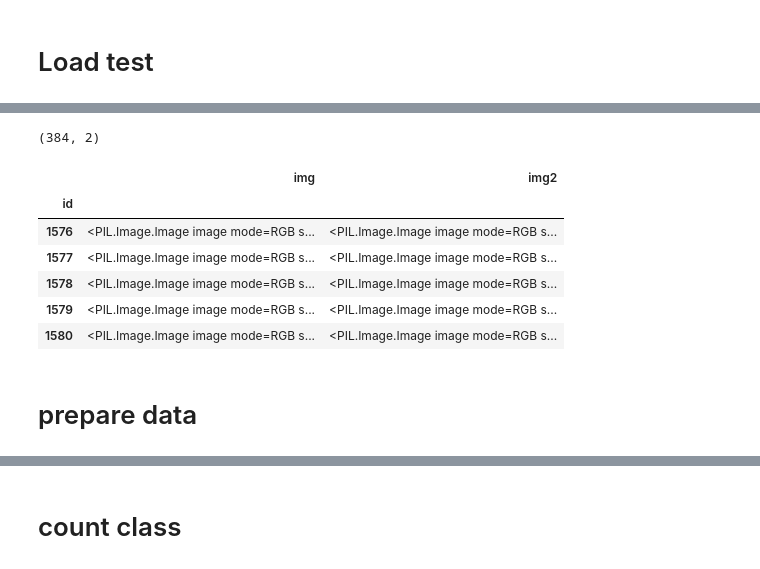
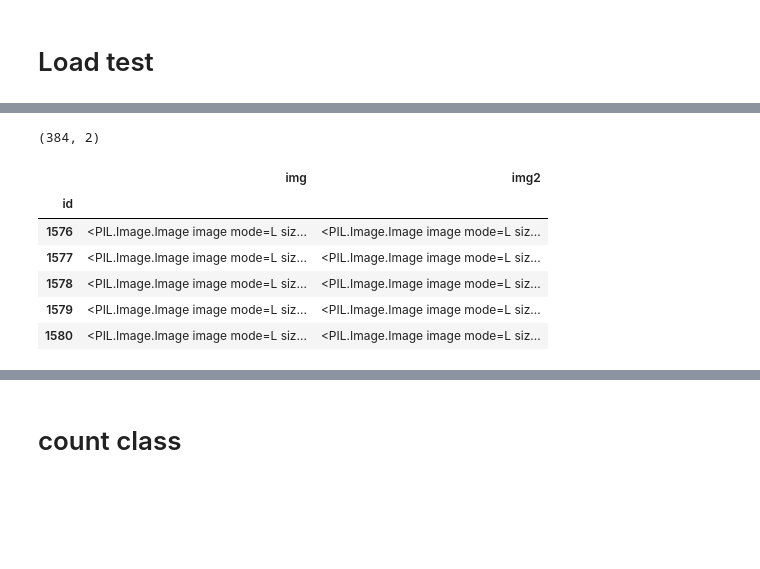
Before and after one commit to skywalker0803r/Ricky, a Jupyter notebook: DAT264x_Identifying_Appliances_from_Energy_Use_Spectrograms.ipynb, the cells around one changed output, grey strips where cells are left out. Saved outputs shown, nothing was run; the diff lists cells and outputs as text; code cells hidden in the pictures; blank space fills up the shorter version.

```diff
--- a/DAT264x_Identifying_Appliances_from_Energy_Use_Spectrograms.ipynb
+++ b/DAT264x_Identifying_Appliances_from_Energy_Use_Spectrograms.ipynb
@@ -46,12 +48,15 @@ train_idxs = []
 train_labels = []
 train_data_path = root + '/' +'train'
 
-#img
+# Load img
 for file_name in tqdm(os.listdir(train_data_path)):
-  train_images.append(image.load_img(train_data_path+'/'+file_name))
+  #convert
+  img = Image.open(train_data_path+'/'+file_name).convert('L')
+  #append
+  train_images.append(img)
   train_idxs.append(file_name.split('_')[0])
 
-train = pd.DataFrame(index=train_idxs)
+train = pd.DataFrame(index = train_idxs)
 train.index.name = 'id'
 train.index = train.index.astype('int64')
 train['img'] = train_images
@@ -86,35 +98,36 @@ train.head()
 # %%
 test_images = []
 test_idxs = []
 test_data_path = root + '/' +'test'
 
 for file_name in tqdm(os.listdir(test_data_path)):
-  test_images.append(image.load_img(test_data_path + '/' + file_name))
+  #convert
+  img = Image.open(test_data_path + '/' + file_name).convert('L')
+  #append
+  test_images.append(img)
   test_idxs.append(file_name.split('_')[0])
 
 test = pd.DataFrame(index=test_idxs)
 test.index.name = 'id'
 test.index = test.index.astype('int64')
 test['img'] = test_images
 test = test.sort_index()
 
 #handle
 img_1s = test[::2] # 0 ~ end step 2
 img_2s = test[1::2]# 1 ~ end step 2
 test = img_1s
 test['img2'] = img_2s['img']
 test = test[['img','img2']]
 print(test.shape)
 test.head()
 # %% [output]
 [interactive output not drawn]
 (384, 2)
 |  | img | img2 |
 | id |  |  |
-| 1576 | <PIL.Image.Image image mode=RGB s... | <PIL.Image.Image image mode=RGB s... |
-| 1577 | <PIL.Image.Image image mode=RGB s... | <PIL.Image.Image image mode=RGB s... |
-| 1578 | <PIL.Image.Image image mode=RGB s... | <PIL.Image.Image image mode=RGB s... |
-| 1579 | <PIL.Image.Image image mode=RGB s... | <PIL.Image.Image image mode=RGB s... |
-| 1580 | <PIL.Image.Image image mode=RGB s... | <PIL.Image.Image image mode=RGB s... |
+| 1576 | <PIL.Image.Image image mode=L siz... | <PIL.Image.Image image mode=L siz... |
+| 1577 | <PIL.Image.Image image mode=L siz... | <PIL.Image.Image image mode=L siz... |
+| 1578 | <PIL.Image.Image image mode=L siz... | <PIL.Image.Image image mode=L siz... |
+| 1579 | <PIL.Image.Image image mode=L siz... | <PIL.Image.Image image mode=L siz... |
+| 1580 | <PIL.Image.Image image mode=L siz... | <PIL.Image.Image image mode=L siz... |
-# %% [markdown]
-# prepare data
```
Also changed, not shown: parts of 54 cells of this notebook.
